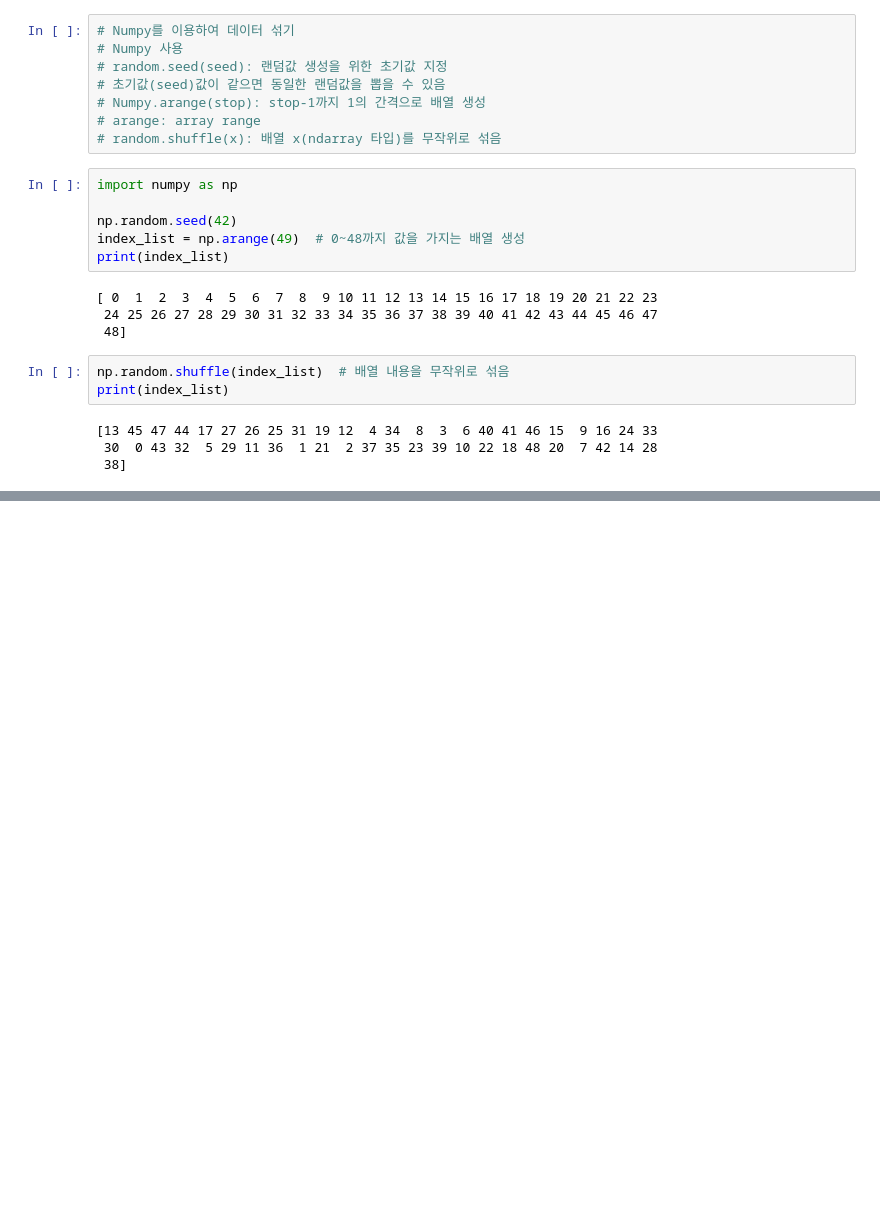
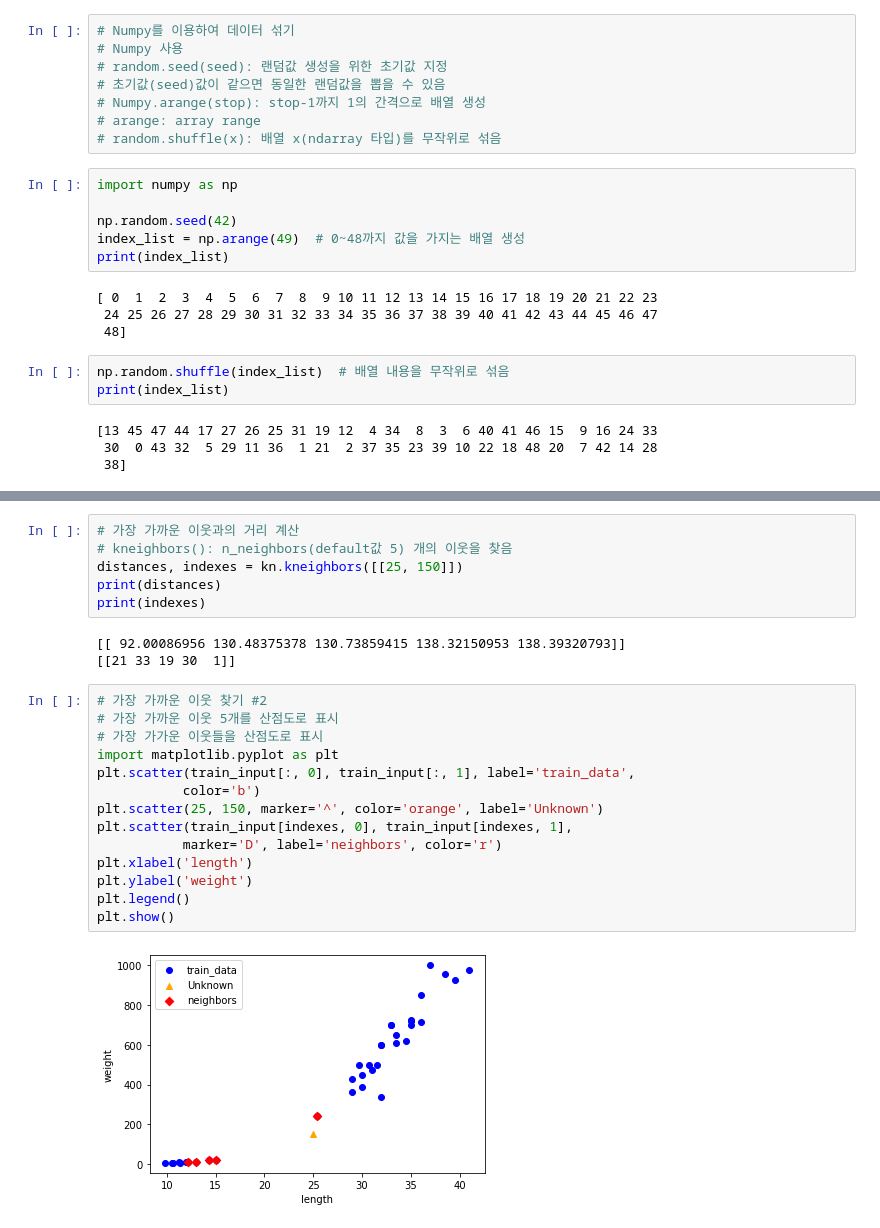
Before and after one commit to doyoung0926/study, a Jupyter notebook: study_machine_0830_2.ipynb, the cells around one changed output, grey strips where cells are left out. Saved outputs shown, nothing was run; the diff lists cells and outputs as text; blank space fills up the shorter version.

```diff
--- a/study_machine_0830_2.ipynb
+++ b/study_machine_0830_2.ipynb
@@ -160,0 +323,25 @@ print(index_list)
+# %%
+# 가장 가까운 이웃과의 거리 계산
+# kneighbors(): n_neighbors(default값 5) 개의 이웃을 찾음
+distances, indexes = kn.kneighbors([[25, 150]])
+print(distances)
+print(indexes)
+# %% [output]
+[[ 92.00086956 130.48375378 130.73859415 138.32150953 138.39320793]]
+[[21 33 19 30  1]]
+# %%
+# 가장 가까운 이웃 찾기 #2
+# 가장 가까운 이웃 5개를 산점도로 표시
+# 가장 가가운 이웃들을 산점도로 표시
+import matplotlib.pyplot as plt
+plt.scatter(train_input[:, 0], train_input[:, 1], label='train_data',
+           color='b')
+plt.scatter(25, 150, marker='^', color='orange', label='Unknown')
+plt.scatter(train_input[indexes, 0], train_input[indexes, 1],
+           marker='D', label='neighbors', color='r')
+plt.xlabel('length')
+plt.ylabel('weight')
+plt.legend()
+plt.show()
+# %% [output]
+[figure, added]
```
Also changed, not shown: parts of 36 cells of this notebook, 1 other file.
